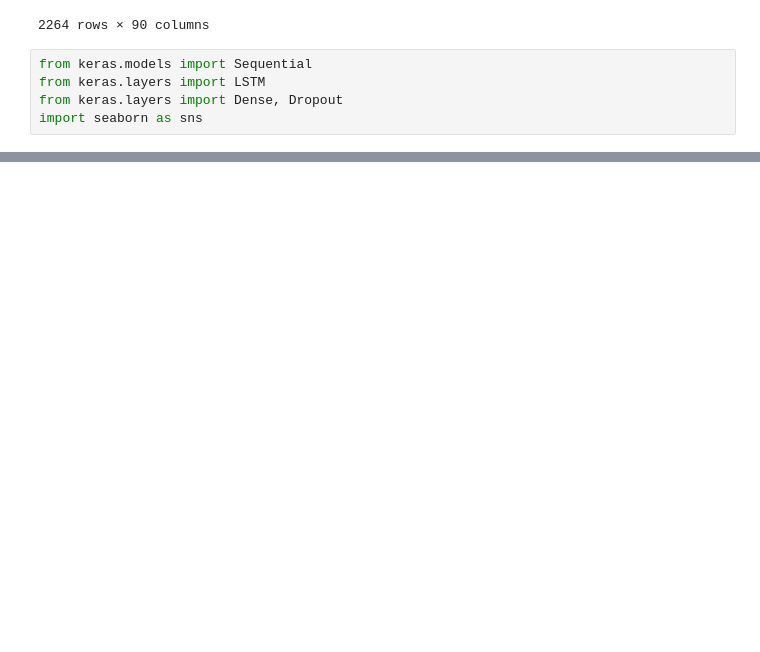
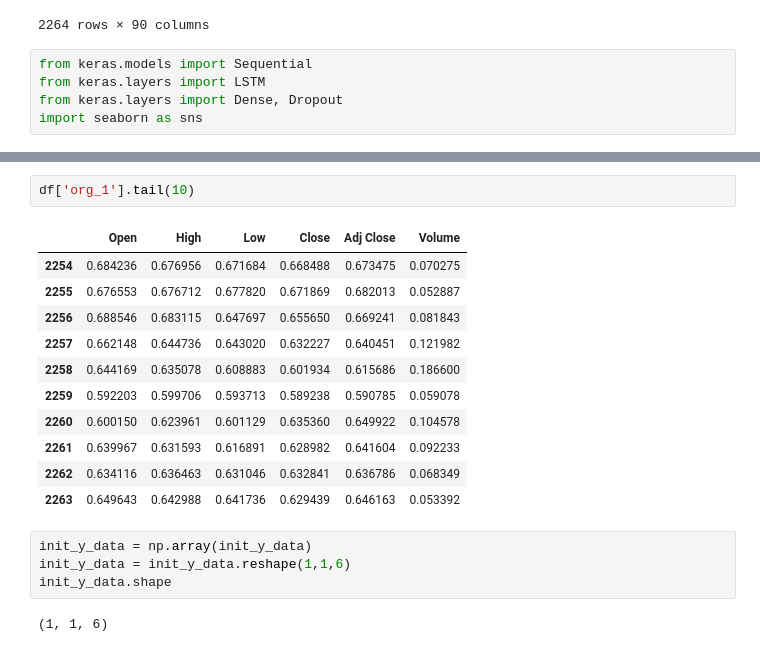
Before and after one commit to cylanokim/Data_Analysis, a Jupyter notebook: Kaggle_analysis/multivariate_LSTM.ipynb, the cells around one changed output, grey strips where cells are left out. Cells and saved outputs as stored; diff of their text form; blank space fills up the shorter version.

```diff
--- a/Kaggle_analysis/multivariate_LSTM.ipynb
+++ b/Kaggle_analysis/multivariate_LSTM.ipynb
@@ -136,0 +203,20 @@ plt.legend()
+# %%
+df['org_1'].tail(10)
+# %% [output]
+|  | Open | High | Low | Close | Adj Close | Volume |
+| 2254 | 0.684236 | 0.676956 | 0.671684 | 0.668488 | 0.673475 | 0.070275 |
+| 2255 | 0.676553 | 0.676712 | 0.677820 | 0.671869 | 0.682013 | 0.052887 |
+| 2256 | 0.688546 | 0.683115 | 0.647697 | 0.655650 | 0.669241 | 0.081843 |
+| 2257 | 0.662148 | 0.644736 | 0.643020 | 0.632227 | 0.640451 | 0.121982 |
+| 2258 | 0.644169 | 0.635078 | 0.608883 | 0.601934 | 0.615686 | 0.186600 |
+| 2259 | 0.592203 | 0.599706 | 0.593713 | 0.589238 | 0.590785 | 0.059078 |
+| 2260 | 0.600150 | 0.623961 | 0.601129 | 0.635360 | 0.649922 | 0.104578 |
+| 2261 | 0.639967 | 0.631593 | 0.616891 | 0.628982 | 0.641604 | 0.092233 |
+| 2262 | 0.634116 | 0.636463 | 0.631046 | 0.632841 | 0.636786 | 0.068349 |
+| 2263 | 0.649643 | 0.642988 | 0.641736 | 0.629439 | 0.646163 | 0.053392 |
+# %%
+init_y_data = np.array(init_y_data)
+init_y_data = init_y_data.reshape(1,1,6)
+init_y_data.shape
+# %% [output]
+(1, 1, 6)
```
Also changed, not shown: parts of 16 cells of this notebook.
